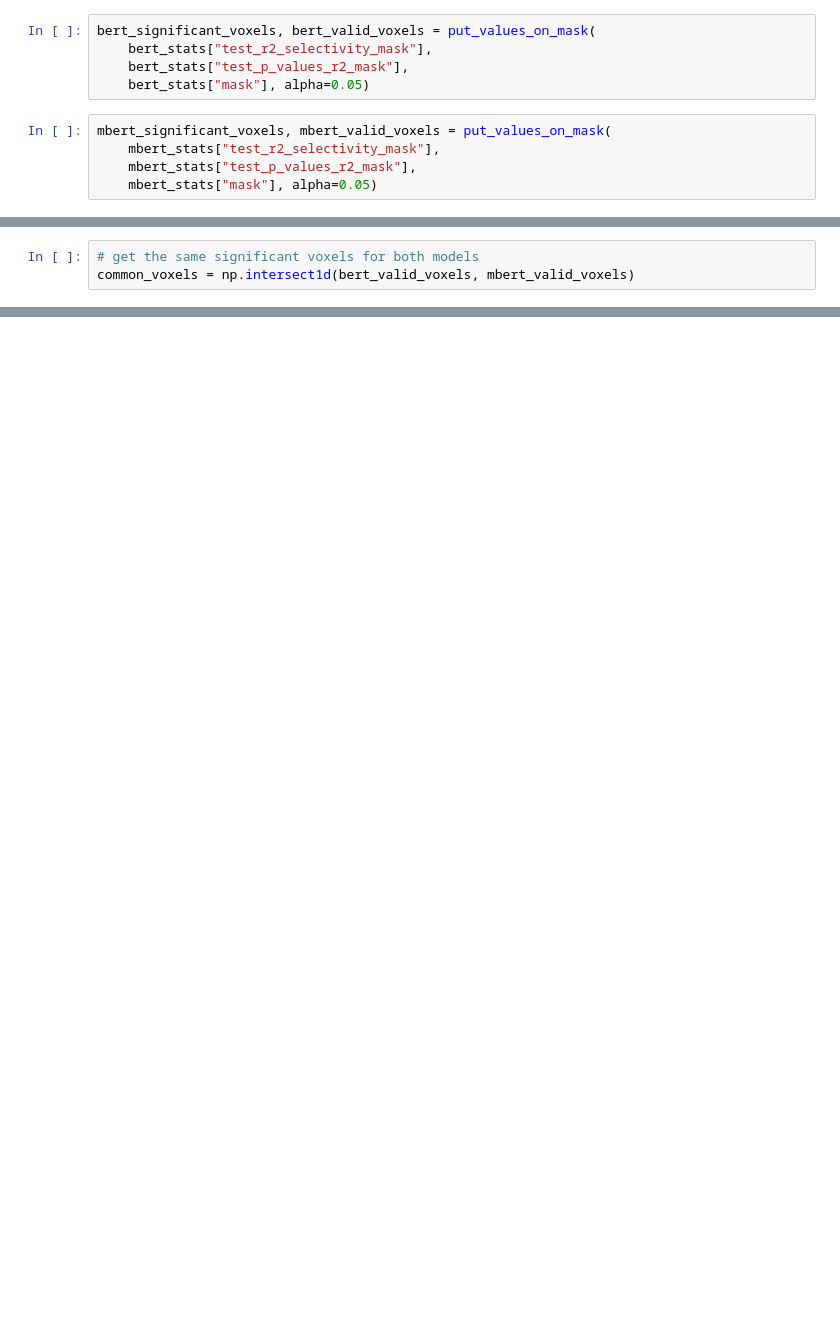
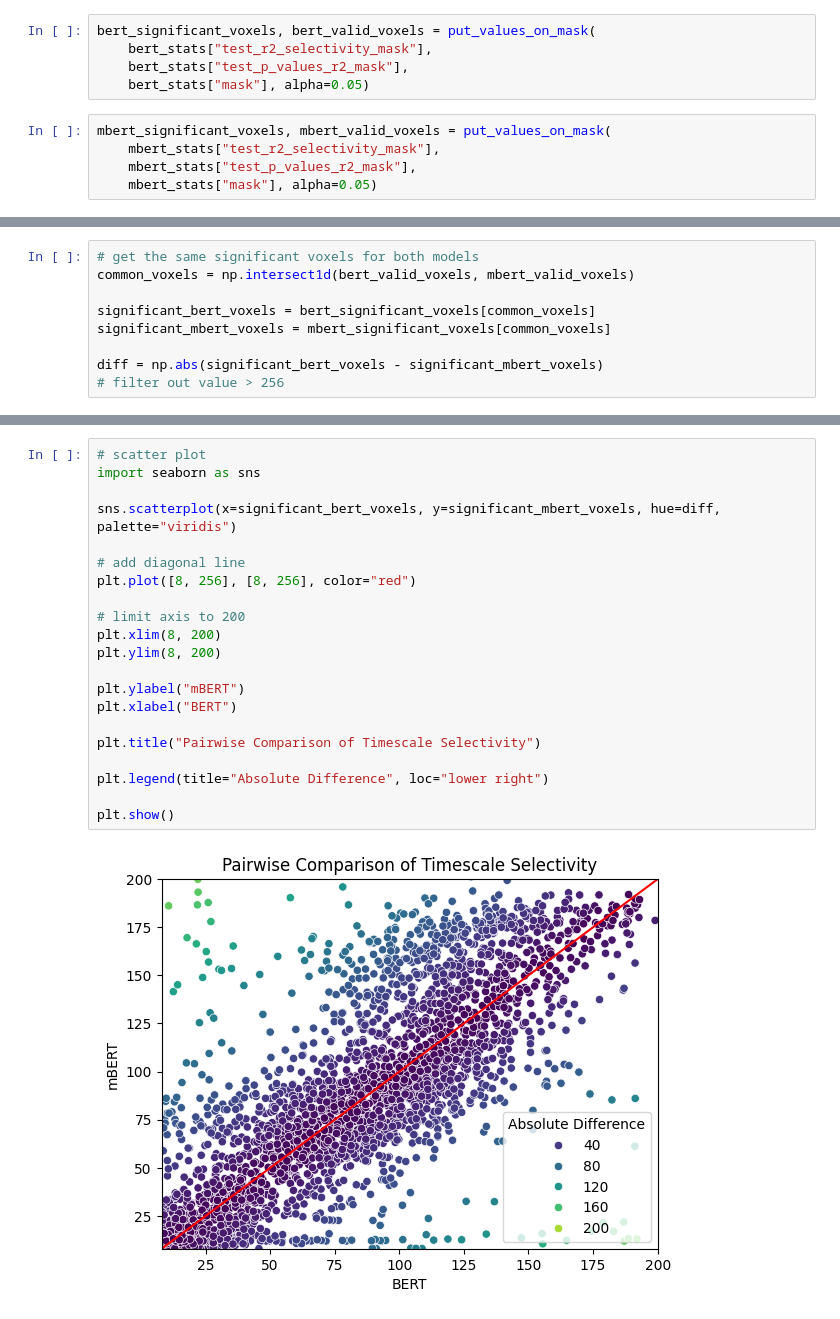
Before and after one commit to bramantyois/multilang_timescale, a Jupyter notebook: notebook/01_encoding_model/04_timescale_selectivity.ipynb, the cells around one changed output, grey strips where cells are left out. Saved outputs shown, nothing was run; the diff lists cells and outputs as text; blank space fills up the shorter version.

```diff
--- a/notebook/01_encoding_model/04_timescale_selectivity.ipynb
+++ b/notebook/01_encoding_model/04_timescale_selectivity.ipynb
@@ -188,3 +188,9 @@ plot_flatmap_from_mapper(mbert_significant_voxels, mapper,vmin=8, vmax=256)
 # %%
 # get the same significant voxels for both models
 common_voxels = np.intersect1d(bert_valid_voxels, mbert_valid_voxels)
+
+significant_bert_voxels = bert_significant_voxels[common_voxels]
+significant_mbert_voxels = mbert_significant_voxels[common_voxels]
+
+diff = np.abs(significant_bert_voxels - significant_mbert_voxels)
+# filter out value > 256
@@ -203,0 +197,23 @@ sns.scatterplot(x=significant_bert_voxels, y=significant_mbert_voxels, )
+# %%
+# scatter plot
+import seaborn as sns
+
+sns.scatterplot(x=significant_bert_voxels, y=significant_mbert_voxels, hue=diff, palette="viridis")
+
+# add diagonal line
+plt.plot([8, 256], [8, 256], color="red")
+
+# limit axis to 200
+plt.xlim(8, 200)
+plt.ylim(8, 200)
+
+plt.ylabel("mBERT")
+plt.xlabel("BERT")
+
+plt.title("Pairwise Comparison of Timescale Selectivity")
+
+plt.legend(title="Absolute Difference", loc="lower right")
+
+plt.show()
+# %% [output]
+[figure, added]
```
Also changed, not shown: parts of 14 cells of this notebook, 3 other files.
